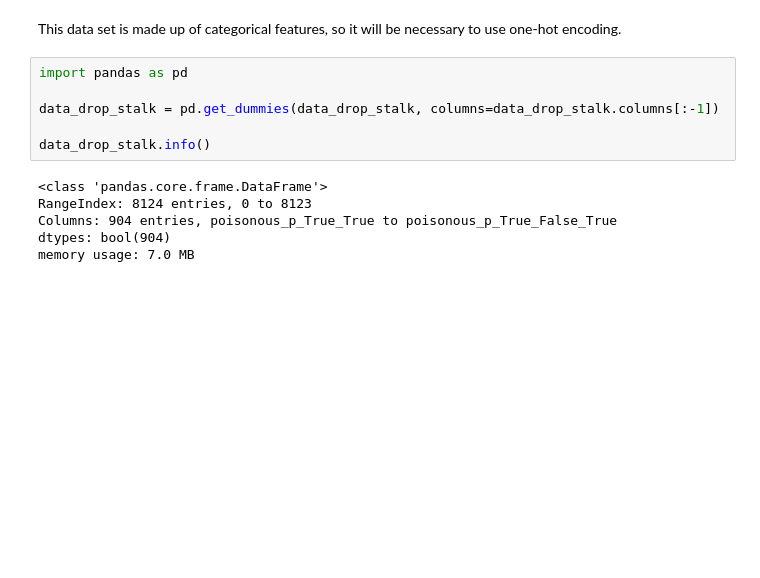
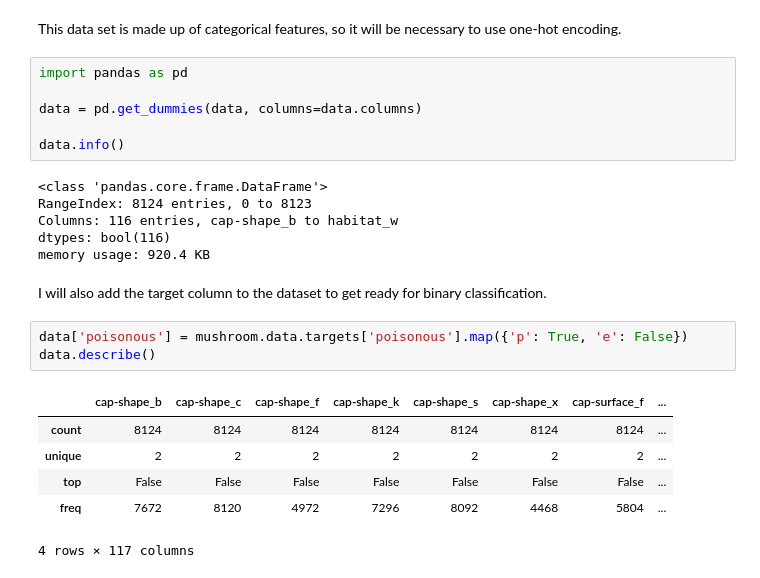
Before and after one commit to jollyjerr/mushroom_classification, a Jupyter notebook: project.ipynb, the cells around one changed output. Cells and saved outputs as stored; diff of their text form; blank space fills up the shorter version.

```diff
--- a/project.ipynb
+++ b/project.ipynb
@@ -133,12 +130,24 @@ This data set is made up of categorical features, so it will be necessary to use
 # %%
 import pandas as pd
 
-data_drop_stalk = pd.get_dummies(data_drop_stalk, columns=data_drop_stalk.columns[:-1])
+data = pd.get_dummies(data, columns=data.columns)
 
-data_drop_stalk.info()
+data.info()
 # %% [output]
 <class 'pandas.core.frame.DataFrame'>
 RangeIndex: 8124 entries, 0 to 8123
-Columns: 904 entries, poisonous_p_True_True to poisonous_p_True_False_True
-dtypes: bool(904)
-memory usage: 7.0 MB
+Columns: 116 entries, cap-shape_b to habitat_w
+dtypes: bool(116)
+memory usage: 920.4 KB
+# %% [markdown]
+I will also add the target column to the dataset to get ready for binary classification.
+# %%
+data['poisonous'] = mushroom.data.targets['poisonous'].map({'p': True, 'e': False})
+data.describe()
+# %% [output]
+|  | cap-shape_b | cap-shape_c | cap-shape_f | cap-shape_k | cap-shape_s | cap-shape_x | cap-surface_f | ... |
+| count | 8124 | 8124 | 8124 | 8124 | 8124 | 8124 | 8124 | ... |
+| unique | 2 | 2 | 2 | 2 | 2 | 2 | 2 | ... |
+| top | False | False | False | False | False | False | False | ... |
+| freq | 7672 | 8120 | 4972 | 7296 | 8092 | 4468 | 5804 | ... |
+4 rows × 117 columns
```
Also changed, not shown: parts of 24 cells of this notebook, 1 other file.
